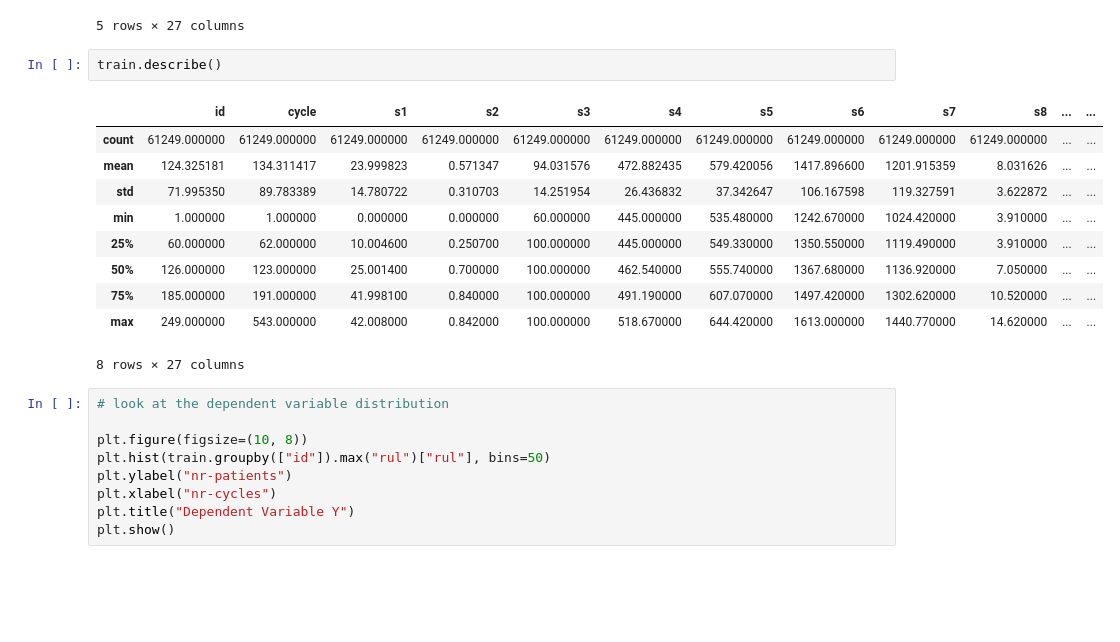
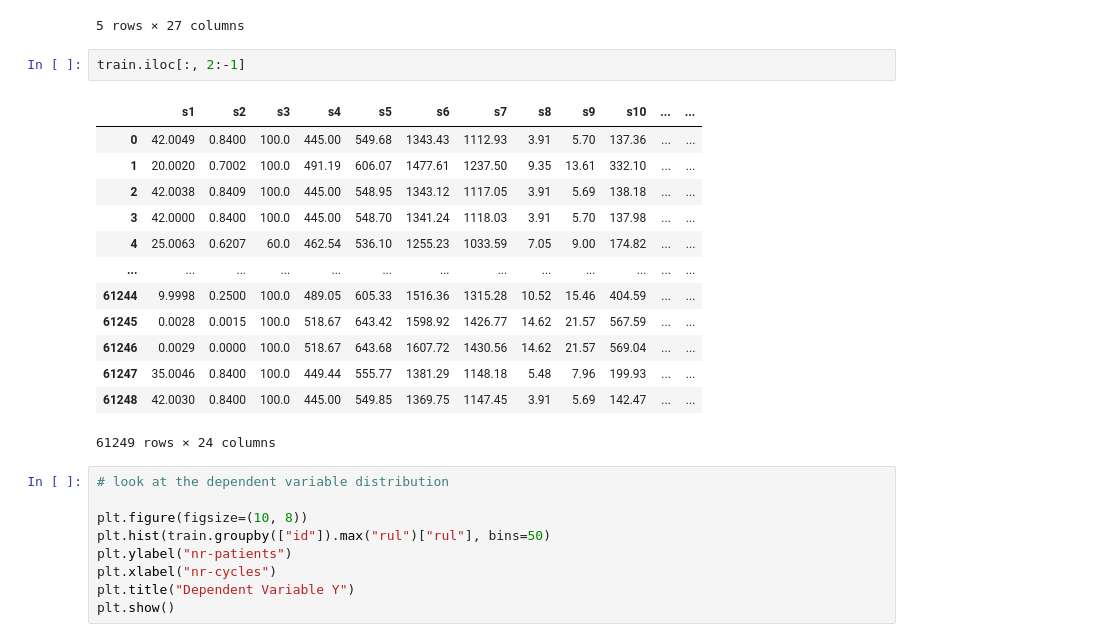
Before and after one commit to norderk/predictive_maintenance, a Jupyter notebook: visualize_data.ipynb, the cells around one changed output. Drawn from its saved outputs; the diff is of its cells as text; blank space fills up the shorter version.

```diff
--- a/visualize_data.ipynb
+++ b/visualize_data.ipynb
@@ -16,18 +16,21 @@ train.head()
 | 4 | 1 | 5 | 25.0063 | 0.6207 | 60.0 | 462.54 | 536.10 | 1255.23 | 1033.59 | 7.05 | ... | ... |
 5 rows × 27 columns
 # %%
-train.describe()
+train.iloc[:, 2:-1]
 # %% [output]
-|  | id | cycle | s1 | s2 | s3 | s4 | s5 | s6 | s7 | s8 | ... | ... |
-| count | 61249.000000 | 61249.000000 | 61249.000000 | 61249.000000 | 61249.000000 | 61249.000000 | 61249.000000 | 61249.000000 | 61249.000000 | 61249.000000 | ... | ... |
-| mean | 124.325181 | 134.311417 | 23.999823 | 0.571347 | 94.031576 | 472.882435 | 579.420056 | 1417.896600 | 1201.915359 | 8.031626 | ... | ... |
-| std | 71.995350 | 89.783389 | 14.780722 | 0.310703 | 14.251954 | 26.436832 | 37.342647 | 106.167598 | 119.327591 | 3.622872 | ... | ... |
-| min | 1.000000 | 1.000000 | 0.000000 | 0.000000 | 60.000000 | 445.000000 | 535.480000 | 1242.670000 | 1024.420000 | 3.910000 | ... | ... |
-| 25% | 60.000000 | 62.000000 | 10.004600 | 0.250700 | 100.000000 | 445.000000 | 549.330000 | 1350.550000 | 1119.490000 | 3.910000 | ... | ... |
-| 50% | 126.000000 | 123.000000 | 25.001400 | 0.700000 | 100.000000 | 462.540000 | 555.740000 | 1367.680000 | 1136.920000 | 7.050000 | ... | ... |
-| 75% | 185.000000 | 191.000000 | 41.998100 | 0.840000 | 100.000000 | 491.190000 | 607.070000 | 1497.420000 | 1302.620000 | 10.520000 | ... | ... |
-| max | 249.000000 | 543.000000 | 42.008000 | 0.842000 | 100.000000 | 518.670000 | 644.420000 | 1613.000000 | 1440.770000 | 14.620000 | ... | ... |
+|  | s1 | s2 | s3 | s4 | s5 | s6 | s7 | s8 | s9 | s10 | ... | ... |
+| 0 | 42.0049 | 0.8400 | 100.0 | 445.00 | 549.68 | 1343.43 | 1112.93 | 3.91 | 5.70 | 137.36 | ... | ... |
+| 1 | 20.0020 | 0.7002 | 100.0 | 491.19 | 606.07 | 1477.61 | 1237.50 | 9.35 | 13.61 | 332.10 | ... | ... |
+| 2 | 42.0038 | 0.8409 | 100.0 | 445.00 | 548.95 | 1343.12 | 1117.05 | 3.91 | 5.69 | 138.18 | ... | ... |
+| 3 | 42.0000 | 0.8400 | 100.0 | 445.00 | 548.70 | 1341.24 | 1118.03 | 3.91 | 5.70 | 137.98 | ... | ... |
+| 4 | 25.0063 | 0.6207 | 60.0 | 462.54 | 536.10 | 1255.23 | 1033.59 | 7.05 | 9.00 | 174.82 | ... | ... |
+| ... | ... | ... | ... | ... | ... | ... | ... | ... | ... | ... | ... | ... |
+| 61244 | 9.9998 | 0.2500 | 100.0 | 489.05 | 605.33 | 1516.36 | 1315.28 | 10.52 | 15.46 | 404.59 | ... | ... |
+| 61245 | 0.0028 | 0.0015 | 100.0 | 518.67 | 643.42 | 1598.92 | 1426.77 | 14.62 | 21.57 | 567.59 | ... | ... |
+| 61246 | 0.0029 | 0.0000 | 100.0 | 518.67 | 643.68 | 1607.72 | 1430.56 | 14.62 | 21.57 | 569.04 | ... | ... |
+| 61247 | 35.0046 | 0.8400 | 100.0 | 449.44 | 555.77 | 1381.29 | 1148.18 | 5.48 | 7.96 | 199.93 | ... | ... |
+| 61248 | 42.0030 | 0.8400 | 100.0 | 445.00 | 549.85 | 1369.75 | 1147.45 | 3.91 | 5.69 | 142.47 | ... | ... |
-8 rows × 27 columns
+61249 rows × 24 columns
 # %%
 # look at the dependent variable distribution
 
```
Also changed, not shown: parts of 3 cells of this notebook.
